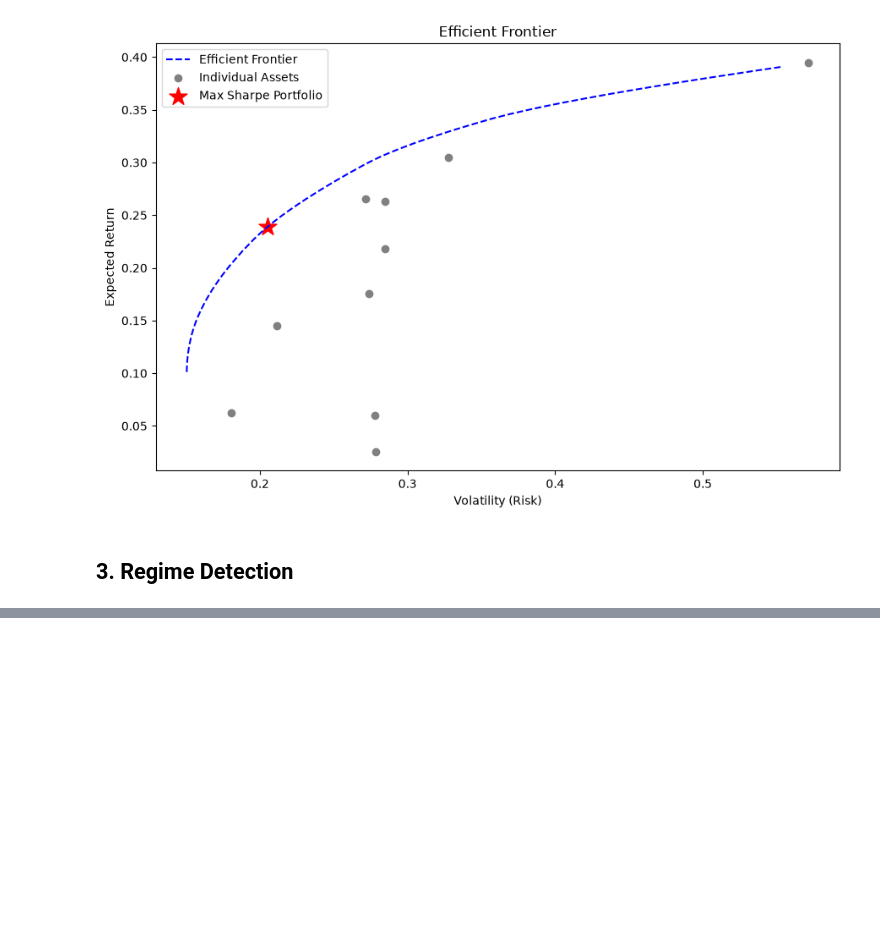
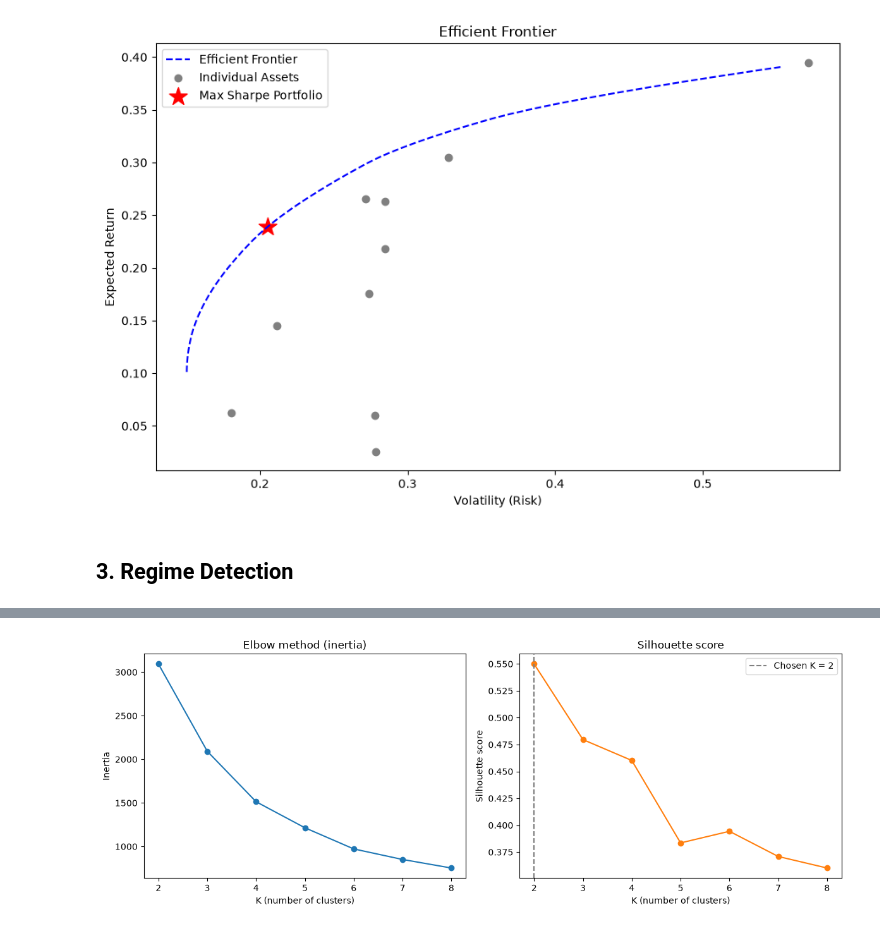
Before and after one commit to jasser08DEV/regime-aware-portfolio-optimizer, a Jupyter notebook: notebook.ipynb, the cells around one changed output, grey strips where cells are left out. Saved outputs shown, nothing was run; the diff lists cells and outputs as text; code cells hidden in the pictures; blank space fills up the shorter version.

```diff
--- a/notebook.ipynb
+++ b/notebook.ipynb
@@ -126 +179,25 @@ features.tail()
+# %%
+best_k = ks[silhouettes.index(max(silhouettes))]
+
+fig, axes = plt.subplots(1, 2, figsize=(12, 4.5))
+
+axes[0].plot(ks, inertias, "o-")
+axes[0].set_title("Elbow method (inertia)")
+axes[0].set_xlabel("K (number of clusters)")
+axes[0].set_ylabel("Inertia")
+axes[0].set_xticks(ks)
+
+axes[1].plot(ks, silhouettes, "o-", color="tab:orange")
+axes[1].axvline(best_k, linestyle="--", color="gray", label=f"Chosen K = {best_k}")
+axes[1].set_title("Silhouette score")
+axes[1].set_xlabel("K (number of clusters)")
+axes[1].set_ylabel("Silhouette score")
+axes[1].set_xticks(ks)
+axes[1].legend()
+
+plt.tight_layout()
+plt.savefig("outputs/elbow_plot.png", dpi=150)
+plt.show()
+# %% [output]
+[figure, added]
 # %%
```
Also changed, not shown: parts of 12 cells of this notebook, 6 other files.
